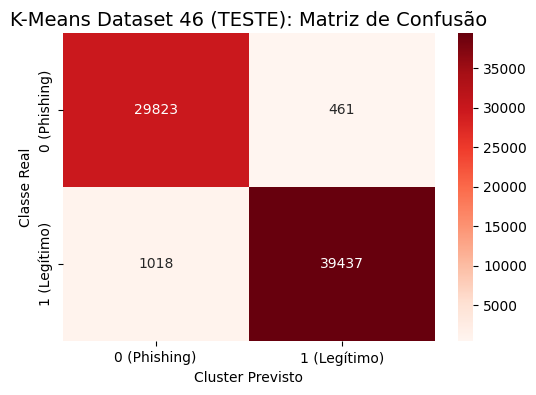
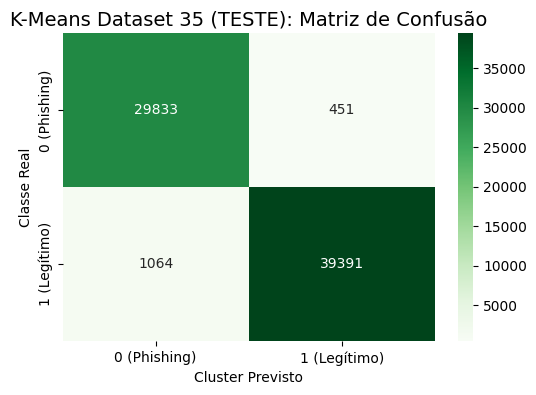
The change to this notebook cell's code, shown as a diff; its figure went from the first image to the second:
--- before
+++ after
@@ -1,46 +1,46 @@
-# Dataset 46 (29 Componentes)
+# Dataset 35 (23 Componentes)
 
-X_train_46_raw, X_test_46_raw, y_train_46, y_test_46 = train_test_split(
-    df_46_num, labels, test_size=0.3, random_state=42, stratify=labels
+X_train_35_raw, X_test_35_raw, y_train_35, y_test_35 = train_test_split(
+    df_35_num, labels, test_size=0.3, random_state=42, stratify=labels
 )
 
-print(f"Tamanho do Treino (Dataset 46): {X_train_46_raw.shape[0]} linhas")
-print(f"Tamanho do Teste (Dataset 46): {X_test_46_raw.shape[0]} linhas\n")
+print(f"Tamanho do Treino (Dataset 35): {X_train_35_raw.shape[0]} linhas")
+print(f"Tamanho do Teste (Dataset 35): {X_test_35_raw.shape[0]} linhas\n")
 
-scaler_46_def = StandardScaler()
-pca_46_def = PCA(n_components=29, random_state=42)
+scaler_35_def = StandardScaler()
+pca_35_def = PCA(n_components=23, random_state=42)
 
-X_train_46_scaled = scaler_46_def.fit_transform(X_train_46_raw)
-X_test_46_scaled = scaler_46_def.transform(X_test_46_raw)
+X_train_35_scaled = scaler_35_def.fit_transform(X_train_35_raw)
+X_test_35_scaled = scaler_35_def.transform(X_test_35_raw)
 
-X_train_46_pca = pca_46_def.fit_transform(X_train_46_scaled)
-X_test_46_pca = pca_46_def.transform(X_test_46_scaled)
+X_train_35_pca = pca_35_def.fit_transform(X_train_35_scaled)
+X_test_35_pca = pca_35_def.transform(X_test_35_scaled)
 
-kmeans_46_def = KMeans(n_clusters=2, random_state=42, n_init=10)
-clusters_train_46 = kmeans_46_def.fit_predict(X_train_46_pca)
+kmeans_35_def = KMeans(n_clusters=2, random_state=42, n_init=10)
+clusters_train_35 = kmeans_35_def.fit_predict(X_train_35_pca)
 
-df_train_comp_46 = pd.DataFrame({'Real': y_train_46.values, 'Cluster': clusters_train_46})
-matriz_cruzada_46 = pd.crosstab(df_train_comp_46['Real'], df_train_comp_46['Cluster'])
+df_train_comp_35 = pd.DataFrame({'Real': y_train_35.values, 'Cluster': clusters_train_35})
+matriz_cruzada_35 = pd.crosstab(df_train_comp_35['Real'], df_train_comp_35['Cluster'])
 
-mapeamento_46 = {}
-for cluster_id in matriz_cruzada_46.columns:
-    mapeamento_46[cluster_id] = matriz_cruzada_46[cluster_id].idxmax()
+mapeamento_35 = {}
+for cluster_id in matriz_cruzada_35.columns:
+    mapeamento_35[cluster_id] = matriz_cruzada_35[cluster_id].idxmax()
 
 # Avaliação
-clusters_test_46_brutos = kmeans_46_def.predict(X_test_46_pca)
-y_pred_test_kmeans_46 = pd.Series(clusters_test_46_brutos).map(mapeamento_46)
+clusters_test_35_brutos = kmeans_35_def.predict(X_test_35_pca)
+y_pred_test_kmeans_35 = pd.Series(clusters_test_35_brutos).map(mapeamento_35)
 
 # Métricas Finais
-cm_test_46 = confusion_matrix(y_test_46, y_pred_test_kmeans_46)
+cm_test_35 = confusion_matrix(y_test_35, y_pred_test_kmeans_35)
 
 plt.figure(figsize=(6, 4))
-sns.heatmap(cm_test_46, annot=True, fmt='d', cmap='Reds',
+sns.heatmap(cm_test_35, annot=True, fmt='d', cmap='Greens',
             xticklabels=['0 (Phishing)', '1 (Legítimo)'],
             yticklabels=['0 (Phishing)', '1 (Legítimo)'])
-plt.title('K-Means Dataset 46 (TESTE): Matriz de Confusão', fontsize=14)
+plt.title('K-Means Dataset 35 (TESTE): Matriz de Confusão', fontsize=14)
 plt.ylabel('Classe Real')
 plt.xlabel('Cluster Previsto')
 plt.show()
 
-print("\n--- Relatório de Classificação K-Means Dataset 46 (DADOS DE TESTE) ---")
-print(classification_report(y_test_46, y_pred_test_kmeans_46, target_names=['0 (Phishing)', '1 (Legítimo)']))
+print("\n--- Relatório de Classificação K-Means Dataset 35 (DADOS DE TESTE) ---")
+print(classification_report(y_test_35, y_pred_test_kmeans_35, target_names=['0 (Phishing)', '1 (Legítimo)']))

Commit: Notebook de Modelos Não-Supervisionados